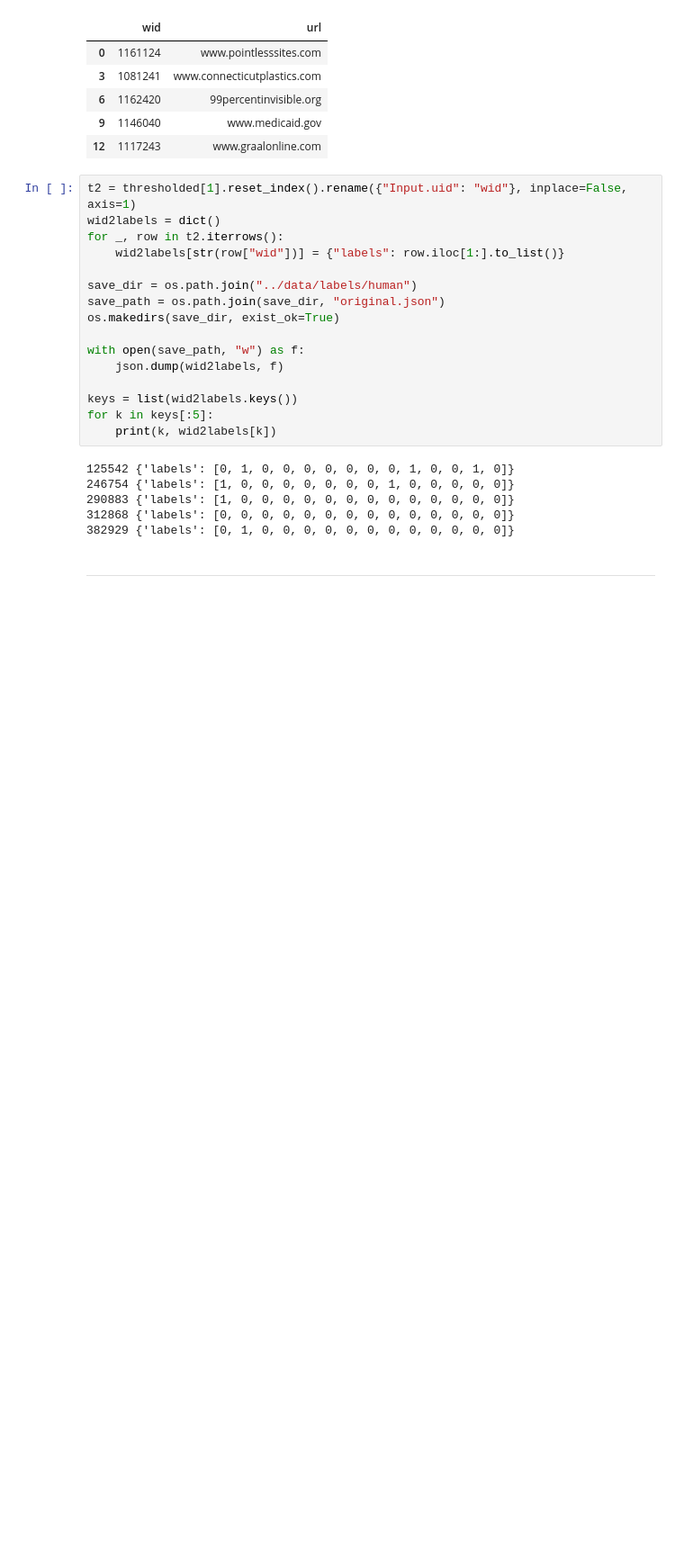
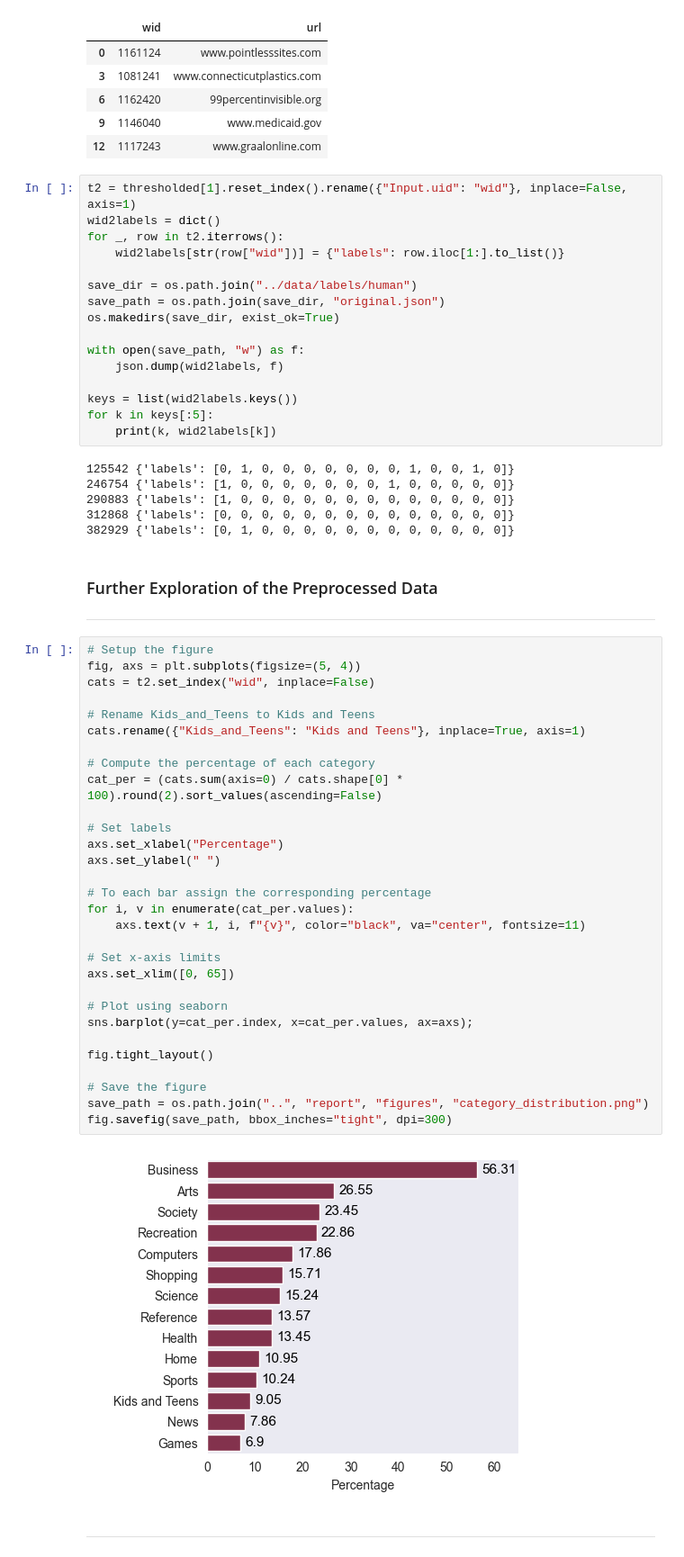
Before and after one commit to CS-433/ml-project-2-mlp, a Jupyter notebook: notebooks/preprocessing.ipynb, the cells around one changed output. Shown: that part at 90% size. Saved outputs shown, nothing was run; the diff lists cells and outputs as text; blank space fills up the shorter version.

Commit message:
feat(eda, preprocess): added class distribution figure for original

```diff
--- a/notebooks/preprocessing.ipynb
+++ b/notebooks/preprocessing.ipynb
@@ -294,5 +305,41 @@ for k in keys[:5]:
 290883 {'labels': [1, 0, 0, 0, 0, 0, 0, 0, 0, 0, 0, 0, 0, 0]}
 312868 {'labels': [0, 0, 0, 0, 0, 0, 0, 0, 0, 0, 0, 0, 0, 0]}
 382929 {'labels': [0, 1, 0, 0, 0, 0, 0, 0, 0, 0, 0, 0, 0, 0]}
+# %% [markdown]
+### Further Exploration of the Preprocessed Data
+
+---
+# %%
+# Setup the figure
+fig, axs = plt.subplots(figsize=(5, 4))
+cats = t2.set_index("wid", inplace=False)
+
+# Rename Kids_and_Teens to Kids and Teens
+cats.rename({"Kids_and_Teens": "Kids and Teens"}, inplace=True, axis=1)
+
+# Compute the percentage of each category
+cat_per = (cats.sum(axis=0) / cats.shape[0] * 100).round(2).sort_values(ascending=False)
+
+# Set labels
+axs.set_xlabel("Percentage")
+axs.set_ylabel(" ")
+
+# To each bar assign the corresponding percentage
+for i, v in enumerate(cat_per.values):
+    axs.text(v + 1, i, f"{v}", color="black", va="center", fontsize=11)
+
+# Set x-axis limits
+axs.set_xlim([0, 65])
+
+# Plot using seaborn
+sns.barplot(y=cat_per.index, x=cat_per.values, ax=axs);
+
+fig.tight_layout()
+
+# Save the figure
+save_path = os.path.join("..", "report", "figures", "category_distribution.png")
+fig.savefig(save_path, bbox_inches="tight", dpi=300)
+# %% [output]
+[figure, added]
 # %% [markdown]
 ---
```
Also changed, not shown: parts of 2 cells of this notebook, 1 other file.
